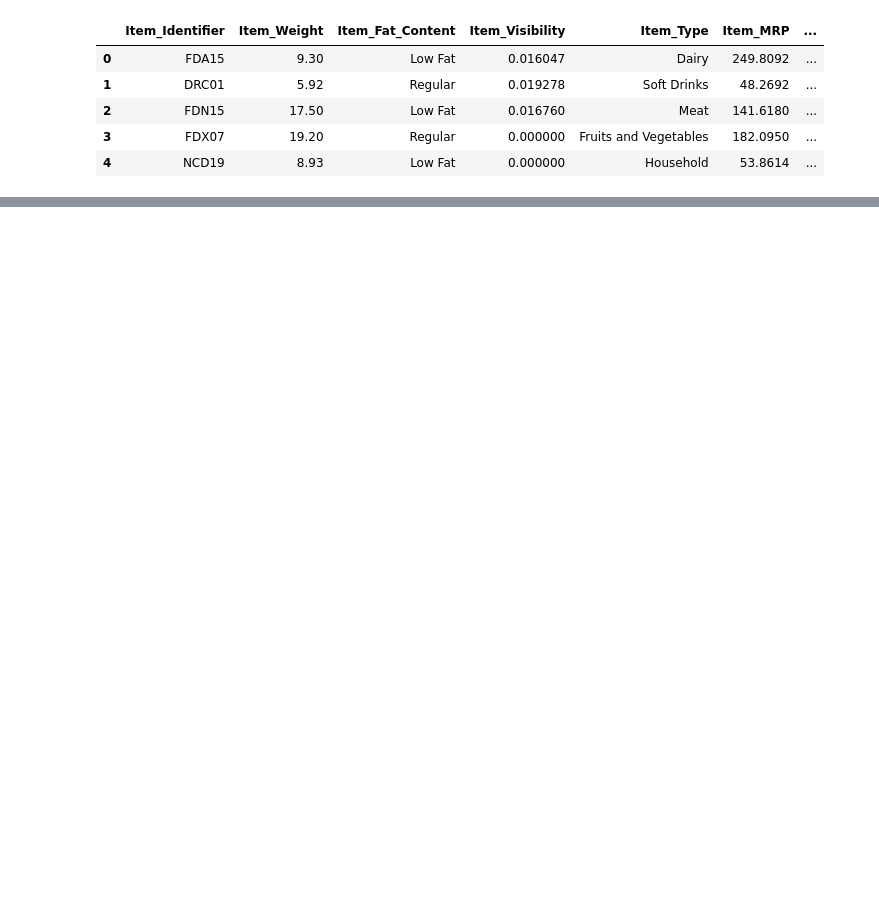
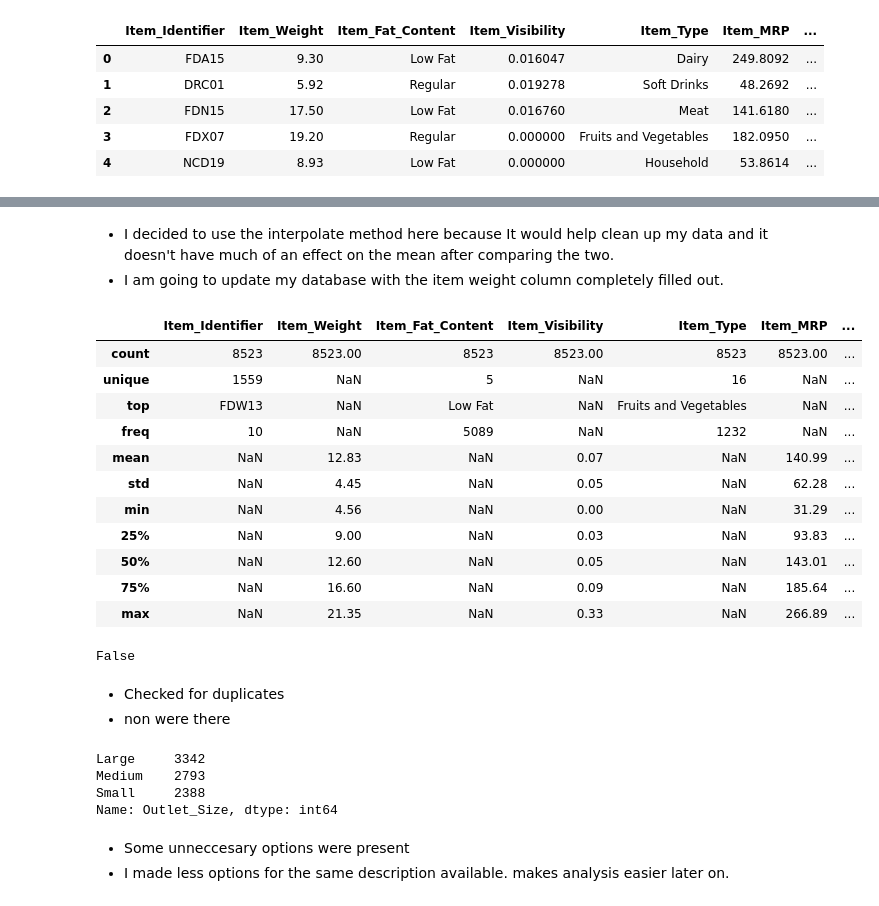
Before and after one commit to jkwakyi/food-sales-predictions, a Jupyter notebook: food_sales_predictions.ipynb, the cells around one changed output, grey strips where cells are left out. Drawn from its saved outputs; the diff is of its cells as text; code cells hidden in the pictures; blank space fills up the shorter version.

```diff
--- a/food_sales_predictions.ipynb
+++ b/food_sales_predictions.ipynb
@@ -18,0 +134,37 @@ df.head()
+# %% [markdown]
+
+
+*   I decided to use the interpolate method here because It would help clean up my data and it doesn't have much of an effect on the mean after comparing the two.
+*   I am going to update my database with the item weight column completely filled out.
+# %%
+df = df.loc[0:'Item_Weight'].interpolate(method = 'linear')
+df.describe(include = 'all').round(2)
+# %% [output]
+|  | Item_Identifier | Item_Weight | Item_Fat_Content | Item_Visibility | Item_Type | Item_MRP | ... |
+| count | 8523 | 8523.00 | 8523 | 8523.00 | 8523 | 8523.00 | ... |
+| unique | 1559 | NaN | 5 | NaN | 16 | NaN | ... |
+| top | FDW13 | NaN | Low Fat | NaN | Fruits and Vegetables | NaN | ... |
+| freq | 10 | NaN | 5089 | NaN | 1232 | NaN | ... |
+| mean | NaN | 12.83 | NaN | 0.07 | NaN | 140.99 | ... |
+| std | NaN | 4.45 | NaN | 0.05 | NaN | 62.28 | ... |
+| min | NaN | 4.56 | NaN | 0.00 | NaN | 31.29 | ... |
+| 25% | NaN | 9.00 | NaN | 0.03 | NaN | 93.83 | ... |
+| 50% | NaN | 12.60 | NaN | 0.05 | NaN | 143.01 | ... |
+| 75% | NaN | 16.60 | NaN | 0.09 | NaN | 185.64 | ... |
+| max | NaN | 21.35 | NaN | 0.33 | NaN | 266.89 | ... |
+# %%
+df.duplicated().any()
+# %% [output]
+False
+# %% [markdown]
+
+
+*   Checked for duplicates
+*   non were there
+# %%
+df['Outlet_Size'].value_counts()
+# %% [output]
+Large     3342
+Medium    2793
+Small     2388
+Name: Outlet_Size, dtype: int64
@@ -18,0 +176,5 @@ df.head()
+# %% [markdown]
+
+
+* Some unneccesary options were present
+* I made less options for the same description available. makes analysis easier later on.
```
Also changed, not shown: parts of 16 cells of this notebook.
